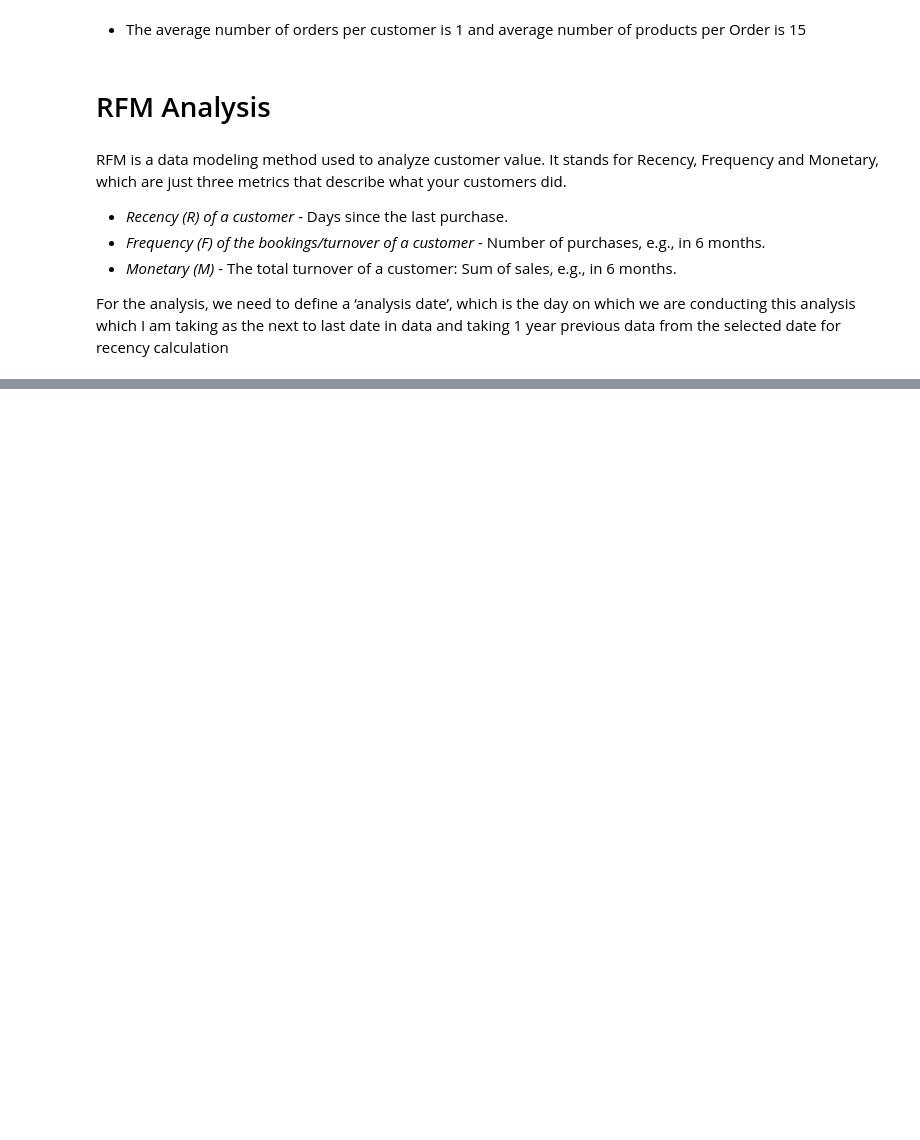
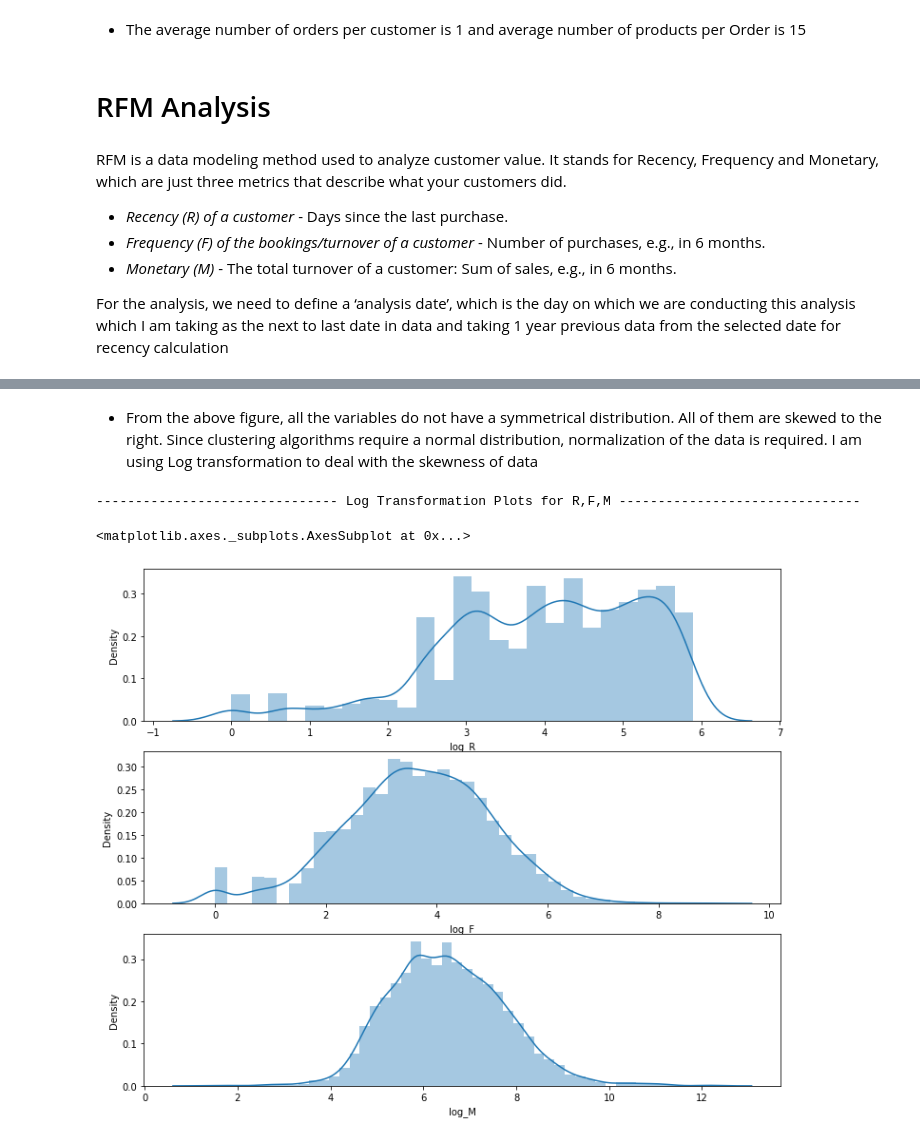
Before and after one commit to anupstar100/UML-Capston_Project-Customer_Segmentation, a Jupyter notebook: UML_Capston_Project_Online_Retail_Customer_Segmentation.ipynb, the cells around one changed output, grey strips where cells are left out. Drawn from its saved outputs; the diff is of its cells as text; code cells hidden in the pictures; blank space fills up the shorter version.

```diff
--- a/UML_Capston_Project_Online_Retail_Customer_Segmentation.ipynb
+++ b/UML_Capston_Project_Online_Retail_Customer_Segmentation.ipynb
@@ -276,0 +583,25 @@ uk_df.info()
+# %% [markdown]
+* From the above figure, all the variables do not have a symmetrical distribution. All of them are skewed to the right. Since clustering algorithms require a normal distribution, normalization of the data is required. I am using Log transformation to deal with the skewness of data
+# %%
+# TAKING LOGARITHM OF COLUMNS
+data_rfm["log_R"] = np.log(data_rfm.Recency)
+data_rfm["log_F"] = np.log(data_rfm.Frequency)
+data_rfm["log_M"] = np.log(data_rfm.Monetary)
+
+# CHECKING THE DISTRIBUTION OF R, F, M AGAIN
+print("------------------------------- Log Transformation Plots for R,F,M -------------------------------")
+
+plt.figure(figsize = (12, 10))
+
+plt.subplot(3, 1, 1)
+sns.distplot(data_rfm['log_R'])
+
+plt.subplot(3, 1, 2)
+sns.distplot(data_rfm['log_F'])
+
+plt.subplot(3, 1, 3)
+sns.distplot(data_rfm['log_M'])
+# %% [output]
+------------------------------- Log Transformation Plots for R,F,M -------------------------------
+<matplotlib.axes._subplots.AxesSubplot at 0x...>
+[figure, added]
```
Also changed, not shown: parts of 50 cells of this notebook.
